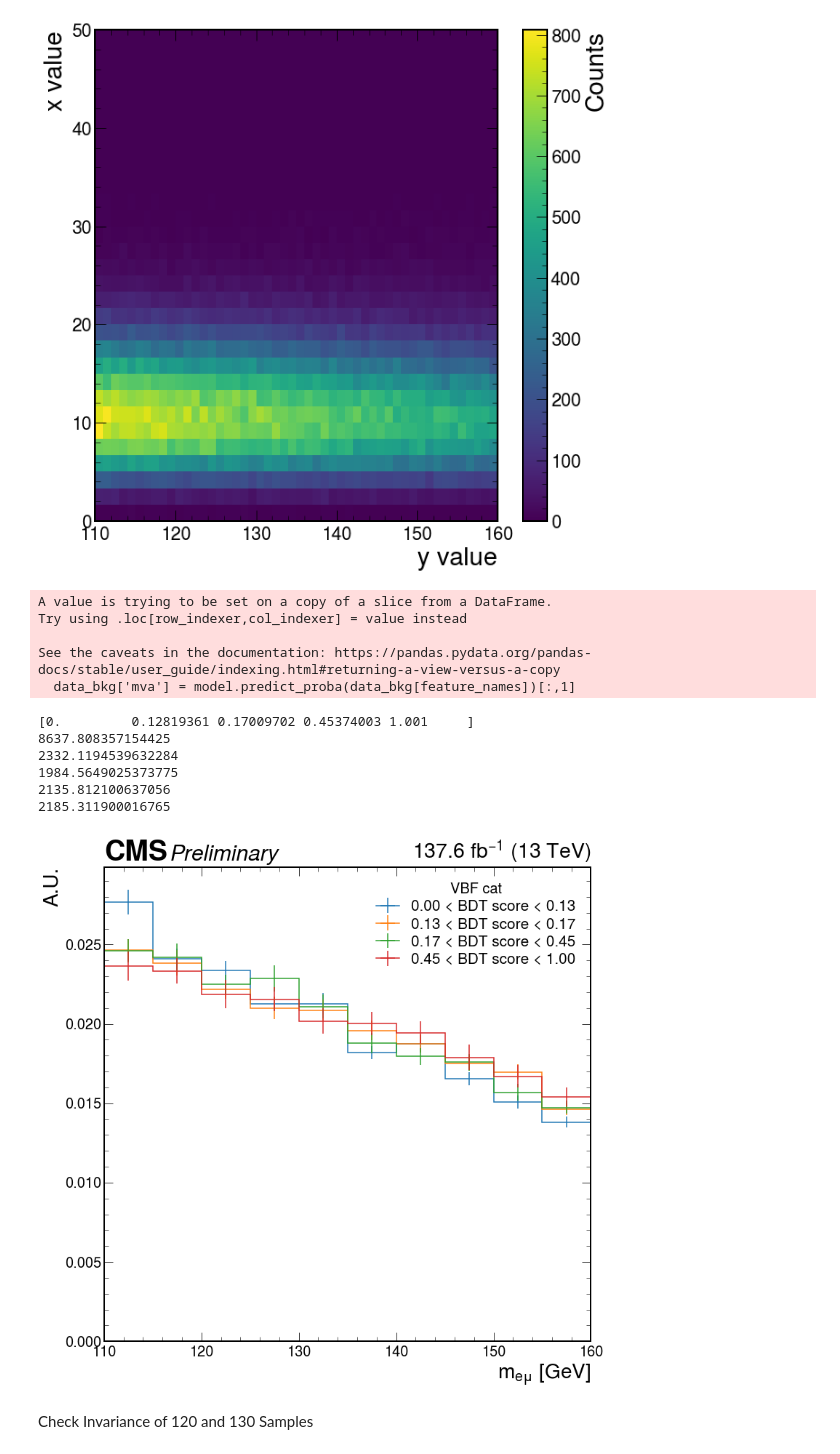
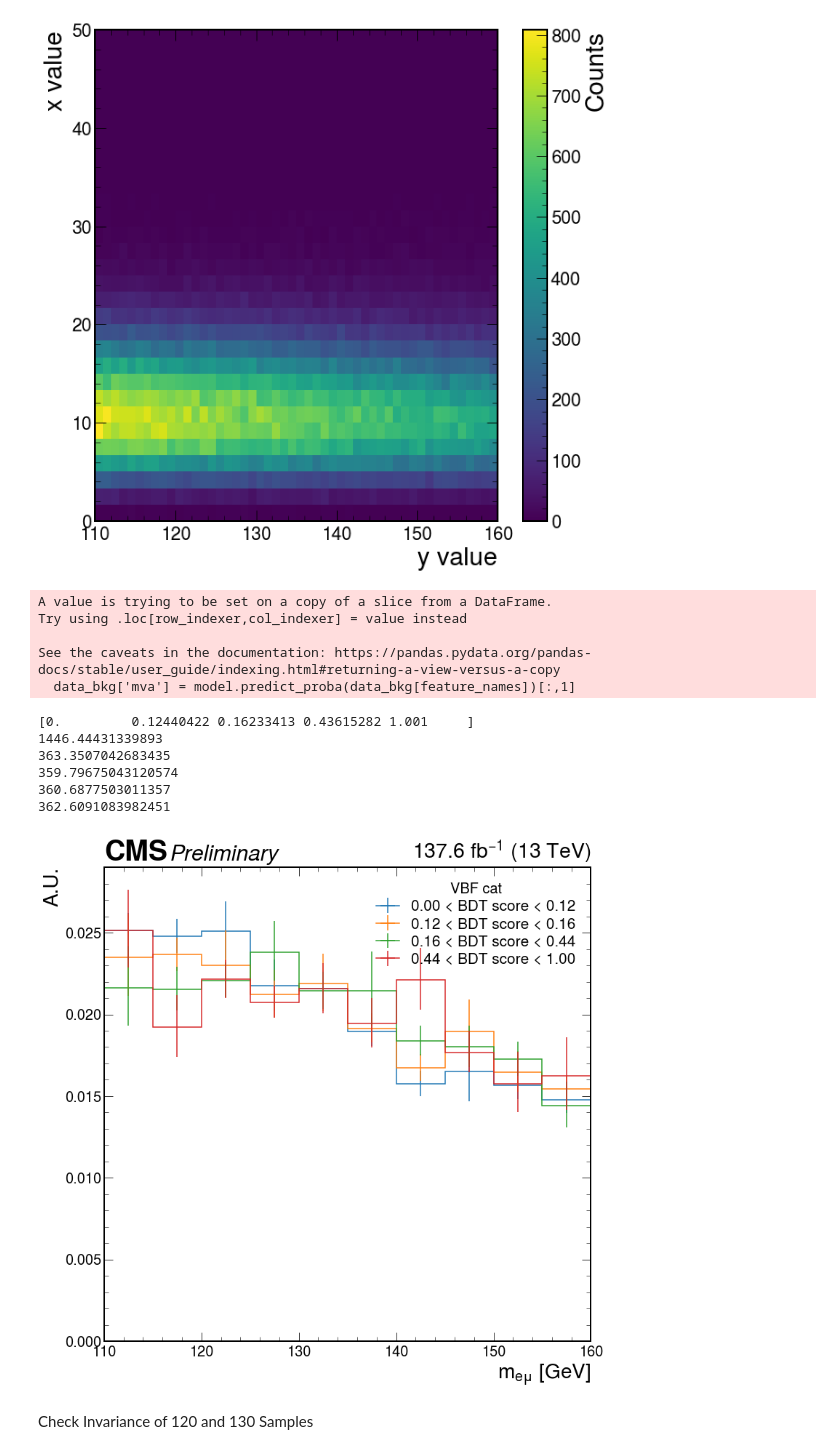
Before and after one commit to kawaho/XGBoost-for-HtoEMu, a Jupyter notebook: training.ipynb, the cells around one changed output. Saved outputs shown, nothing was run; the diff lists cells and outputs as text; code cells hidden in the pictures.

```diff
--- a/training.ipynb
+++ b/training.ipynb
@@ -71,7 +103,7 @@ Processing 2017
 # %%
 njet = 2
 data = df[njet] #pd.read_parquet('../results/csv4BDT/out_1jets.parquet')
-data['empt_Per_e_m_Mass'] = data['empt']/data['e_m_Mass']
+#data['empt_Per_e_m_Mass'] = data['empt']/data['e_m_Mass']
 #data['ept'] = data['ept_Per_e_m_Mass']*data['e_m_Mass']
 #data['mpt'] = data['mpt_Per_e_m_Mass']*data['e_m_Mass']
 #data['pZeta_Per_e_m_Mass'] = data['pZeta']/data['e_m_Mass']
@@ -567,7 +599,7 @@ hist.plot2d(histo, xaxis='y')
 from coffea import hist
 
 #Get the background
-data_bkg = data_clean[(data_clean['label']==0)&(data_clean['opp_charge']==1)&(data_clean['isVBFcat']==0)]
+data_bkg = data_clean[(data_clean['label']==0)&(data_clean['opp_charge']==1)&(data_clean['isVBFcat']==1)]
 data_bkg['mva'] = model.predict_proba(data_bkg[feature_names])[:,1]
 
 #Get 20% quantiles of the background
@@ -599,42 +631,42 @@ import matplotlib.pyplot as plt
 %matplotlib inline
 
 plt.style.use(mplhep.style.CMS)
 plt.rcParams.update({
     'font.size': 30,
     'axes.titlesize': 24,
     'axes.labelsize': 28,
     'xtick.labelsize': 20,
     'ytick.labelsize': 20,
     'legend.title_fontsize': 20
 })
 
 fig = plt.figure(
         figsize=(12,12),
       )
 
 ax = hist.plot1d(h_quan, density=True)
 #ax.set_ylim(0, 0.05)
 leg = ax.legend(fontsize='x-small', labelspacing=0.25, title=catcatcat2)
 
-lumi = mplhep.cms.label(ax=ax, lumi=19.5+16.8+41.5+59.8, label="Preliminary", data=1)
-#fig.savefig(f'plots/BDTValid/{catcatcat}_bkg.png')
+lumi = mplhep.cms.label(ax=ax, lumi=138, label="Preliminary", data=1)
+fig.savefig(f'plots/BDTValid/{catcatcat}_bkg.png')
 # plt.text(0.5, 15, f'$\chi^{2}$ p-value for background (signal) = {p_bkg:.3f} ({p_sig:.3f})',
 #          fontsize=20,
 #          horizontalalignment='center',
 #          verticalalignment='top')
 # %% [output]
 A value is trying to be set on a copy of a slice from a DataFrame.
 Try using .loc[row_indexer,col_indexer] = value instead
 
 See the caveats in the documentation: https://pandas.pydata.org/pandas-docs/stable/user_guide/indexing.html#returning-a-view-versus-a-copy
   data_bkg['mva'] = model.predict_proba(data_bkg[feature_names])[:,1]
-[0.         0.12819361 0.17009702 0.45374003 1.001     ]
-8637.808357154425
-2332.1194539632284
-1984.5649025373775
-2135.812100637056
-2185.311900016765
+[0.         0.12440422 0.16233413 0.43615282 1.001     ]
+1446.44431339893
+363.3507042683435
+359.79675043120574
+360.6877503011357
+362.6091083982451
-[figure, old version]
+[figure, new version]
 # %% [markdown]
 Check Invariance of 120 and 130 Samples
 # %%
```
Also changed, not shown: parts of 12 cells of this notebook, 4 other files.
